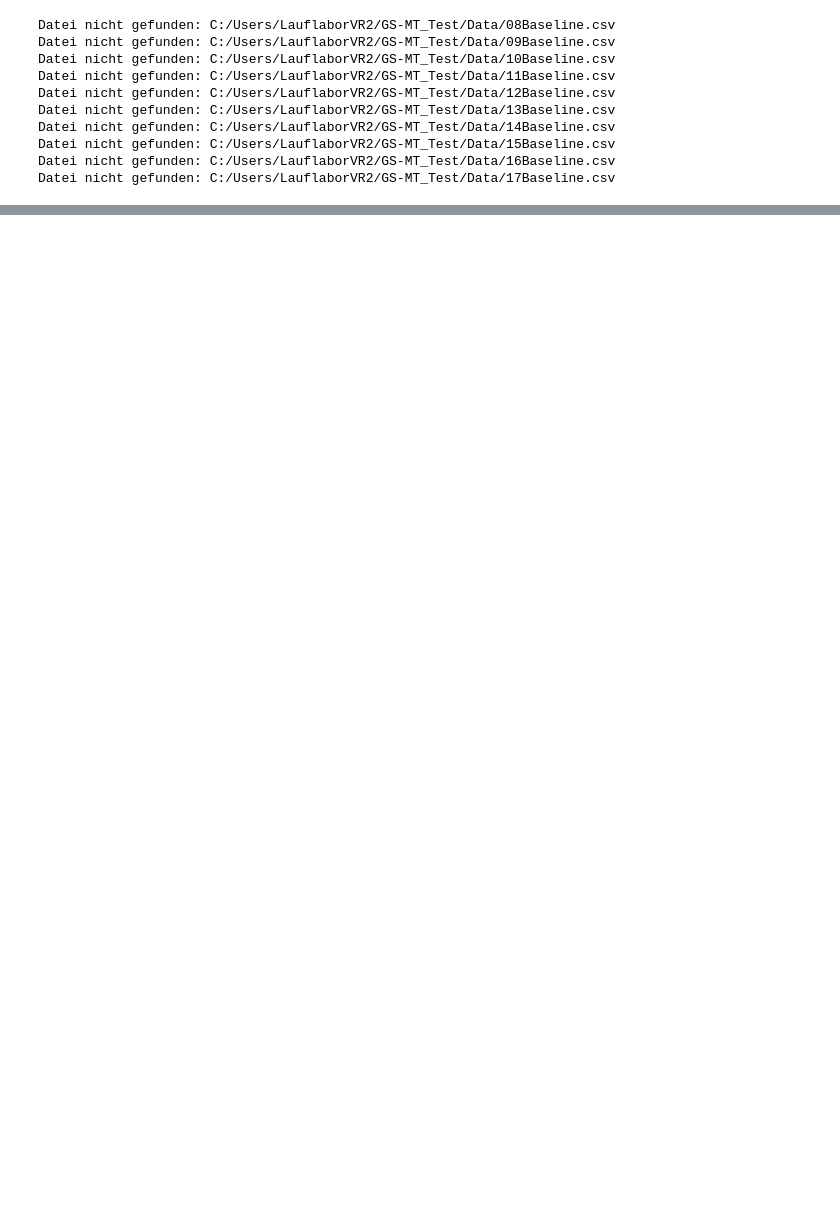
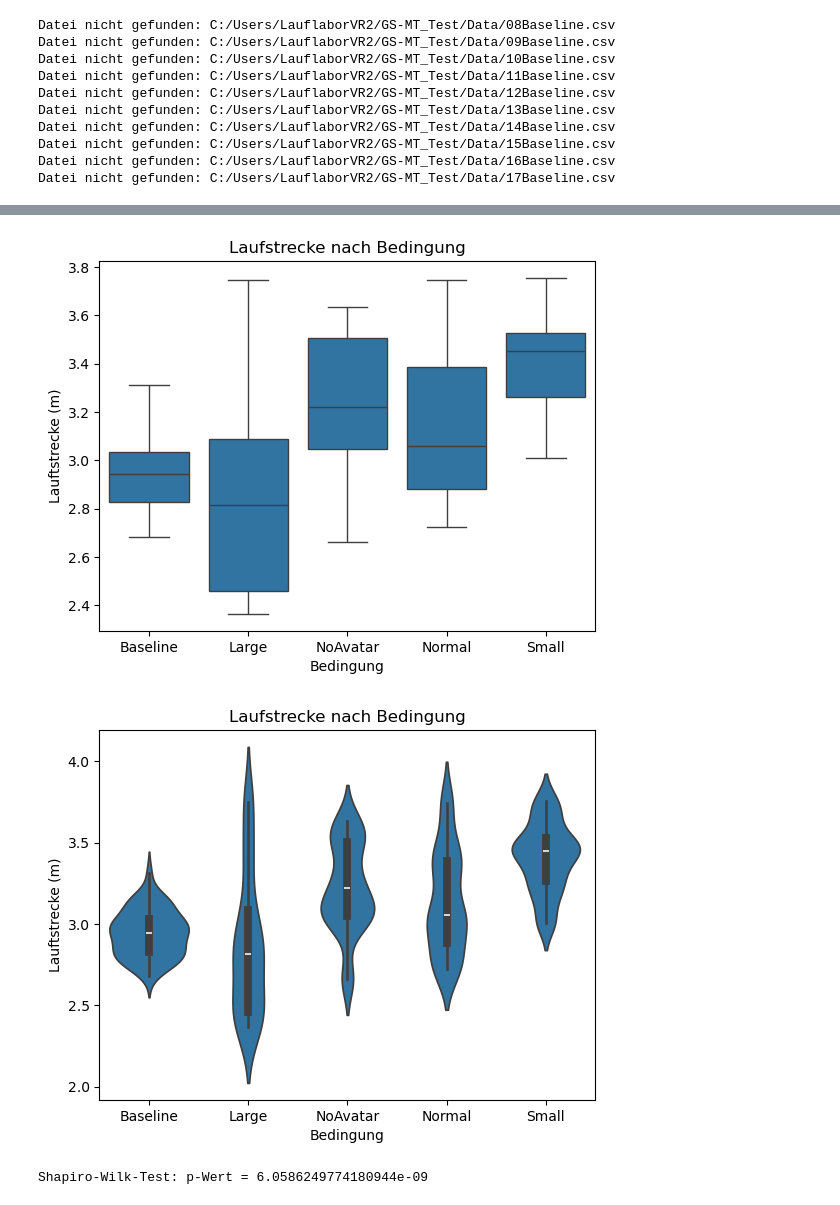
Before and after one commit to Gregor1597/Master_Thesis, a Jupyter notebook: Analysis/bayesian.ipynb, the cells around one changed output, grey strips where cells are left out. Saved outputs shown, nothing was run; the diff lists cells and outputs as text; code cells hidden in the pictures; blank space fills up the shorter version.

```diff
--- a/Analysis/bayesian.ipynb
+++ b/Analysis/bayesian.ipynb
@@ -137,0 +171,23 @@ Name: Walking_distance, Length: 448, dtype: float64
+# %%
+sns.boxplot(x='Condition', y='Walking_distance', data=df)
+plt.xticks(ticks=range(len(condition_names)), labels=condition_names)
+plt.title('Laufstrecke nach Bedingung')
+plt.xlabel('Bedingung')
+plt.ylabel('Lauftstrecke (m)')
+plt.show()
+sns.violinplot(x='Condition', y='Walking_distance', data=df)
+plt.xticks(ticks=range(len(condition_names)), labels=condition_names)
+plt.title('Laufstrecke nach Bedingung')
+plt.xlabel('Bedingung')
+plt.ylabel('Lauftstrecke (m)')
+plt.show()
+# %% [output]
+[figure, added]
+[figure, added]
+# %%
+# Normalverteilung prüfen
+stat, p_value = stats.shapiro(df["Velocity"] )
+print("Shapiro-Wilk-Test:", "p-Wert =", p_value)
+#nicht normalverteilt
+# %% [output]
+Shapiro-Wilk-Test: p-Wert = 6.0586249774180944e-09
```
Also changed, not shown: parts of 20 cells of this notebook, 4 other files.
